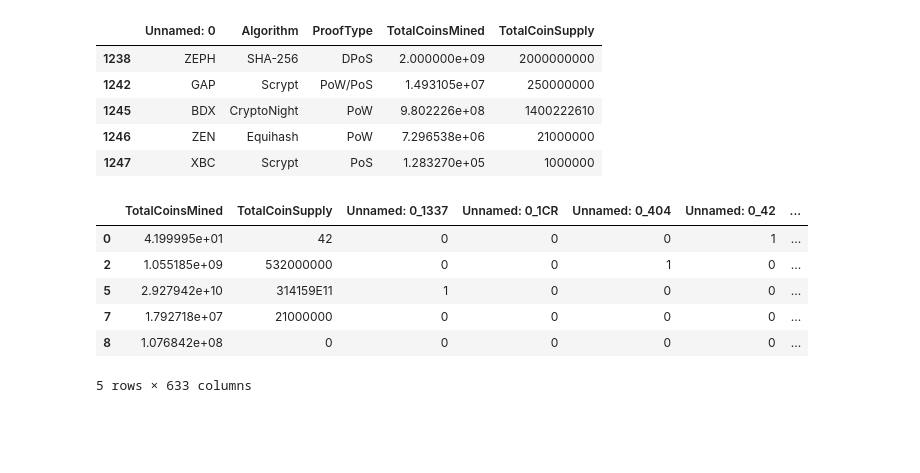
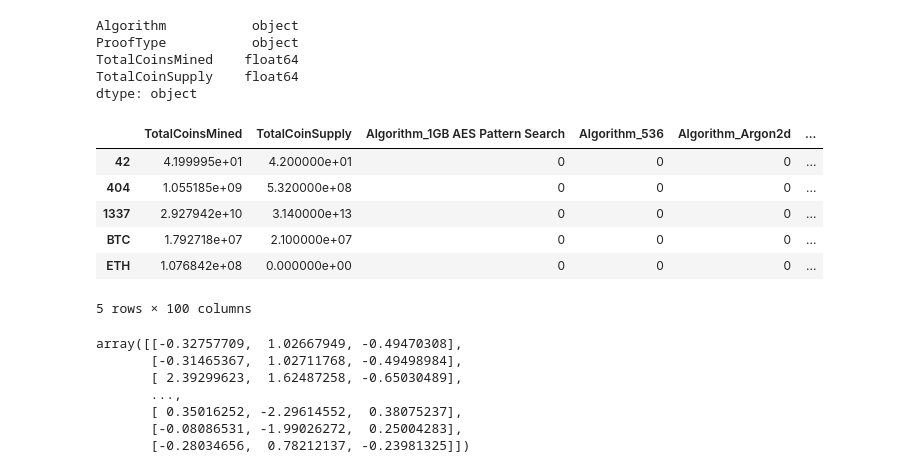
Before and after one commit to mkeire/Cryptocurrencies, a Jupyter notebook: cryptoChallenge.ipynb, the cells around one changed output. Drawn from its saved outputs; the diff is of its cells as text; code cells hidden in the pictures; blank space fills up the shorter version.

```diff
--- a/cryptoChallenge.ipynb
+++ b/cryptoChallenge.ipynb
@@ -9,6 +12,6 @@ from sklearn.preprocessing import StandardScaler
 # %%
 # Load data
 file_path = "Resources/crypto_data.csv"
-crypto_df = pd.read_csv(file_path)
+crypto_df = pd.read_csv(file_path, index_col=0)
 crypto_df.dtypes, type(crypto_df)
 # %% [output]
@@ -21,3 +23,10 @@ crypto_df.dtypes, type(crypto_df)
  TotalCoinSupply     object
  dtype: object,
  pandas.core.frame.DataFrame)
+# %%
+# Removing characters and spacing
+# Code Template: https://stackoverflow.com/questions/50444346/fast-punctuation-removal-with-pandas
+# https://stackoverflow.com/questions/41476150/removing-space-from-dataframe-columns-in-pandas
+crypto_df['TotalCoinSupply'] = crypto_df['TotalCoinSupply'].str.replace(r'[^\w\s]+', '')
+crypto_df['TotalCoinSupply'] = crypto_df['TotalCoinSupply'].str.replace(' ', '')
+print(type(crypto_df))
@@ -24 +35,4 @@ crypto_df.dtypes, type(crypto_df)
+# %%
+# Converting TotalCoinSupply to float64
+crypto_df[['TotalCoinSupply']] = crypto_df[['TotalCoinSupply']].astype(np.float64)
 # %%
@@ -99,26 +102,26 @@ type(coin_names_df), coin_names_df.head(10)
 # %%
 # Remove the CoinName column
 crypto_df.drop(columns=['CoinName'], axis=1, inplace=True)
-crypto_df.tail()
+# crypto_df.tail()
+crypto_df.dtypes
 # %% [output]
-|  | Unnamed: 0 | Algorithm | ProofType | TotalCoinsMined | TotalCoinSupply |
-| 1238 | ZEPH | SHA-256 | DPoS | 2.000000e+09 | 2000000000 |
-| 1242 | GAP | Scrypt | PoW/PoS | 1.493105e+07 | 250000000 |
-| 1245 | BDX | CryptoNight | PoW | 9.802226e+08 | 1400222610 |
-| 1246 | ZEN | Equihash | PoW | 7.296538e+06 | 21000000 |
-| 1247 | XBC | Scrypt | PoS | 1.283270e+05 | 1000000 |
+Algorithm           object
+ProofType           object
+TotalCoinsMined    float64
+TotalCoinSupply    float64
+dtype: object
 # %%
 # Create dummies variables for all of the text features, and store the resulting data on a DataFrame named X
-X = pd.get_dummies(crypto_df, columns=['Unnamed: 0', 'Algorithm', 'ProofType'])
-# type(X)
+X = pd.get_dummies(crypto_df, columns=['Algorithm', 'ProofType'])
 X.head()
+# X.dtypes
 # %% [output]
-|  | TotalCoinsMined | TotalCoinSupply | Unnamed: 0_1337 | Unnamed: 0_1CR | Unnamed: 0_404 | Unnamed: 0_42 | ... |
-| 0 | 4.199995e+01 | 42 | 0 | 0 | 0 | 1 | ... |
-| 2 | 1.055185e+09 | 532000000 | 0 | 0 | 1 | 0 | ... |
-| 5 | 2.927942e+10 | 314159E11 | 1 | 0 | 0 | 0 | ... |
-| 7 | 1.792718e+07 | 21000000 | 0 | 0 | 0 | 0 | ... |
-| 8 | 1.076842e+08 | 0 | 0 | 0 | 0 | 0 | ... |
+|  | TotalCoinsMined | TotalCoinSupply | Algorithm_1GB AES Pattern Search | Algorithm_536 | Algorithm_Argon2d | ... |
+| 42 | 4.199995e+01 | 4.200000e+01 | 0 | 0 | 0 | ... |
+| 404 | 1.055185e+09 | 5.320000e+08 | 0 | 0 | 0 | ... |
+| 1337 | 2.927942e+10 | 3.140000e+13 | 0 | 0 | 0 | ... |
+| BTC | 1.792718e+07 | 2.100000e+07 | 0 | 0 | 0 | ... |
+| ETH | 1.076842e+08 | 0.000000e+00 | 0 | 0 | 0 | ... |
-5 rows × 633 columns
+5 rows × 100 columns
 # %%
 # Use the StandardScaler to standardize all of the data from the X DataFrame
@@ -124,0 +132,12 @@ X.head()
+# %%
+# Get two principal components for the iris data.
+X_pca = pca.fit_transform(X_scaled)
+X_pca
+# %% [output]
+array([[-0.32757709,  1.02667949, -0.49470308],
+       [-0.31465367,  1.02711768, -0.49498984],
+       [ 2.39299623,  1.62487258, -0.65030489],
+       ...,
+       [ 0.35016252, -2.29614552,  0.38075237],
+       [-0.08086531, -1.99026272,  0.25004283],
+       [-0.28034656,  0.78212137, -0.23981325]])
```
Also changed, not shown: parts of 15 cells of this notebook.
